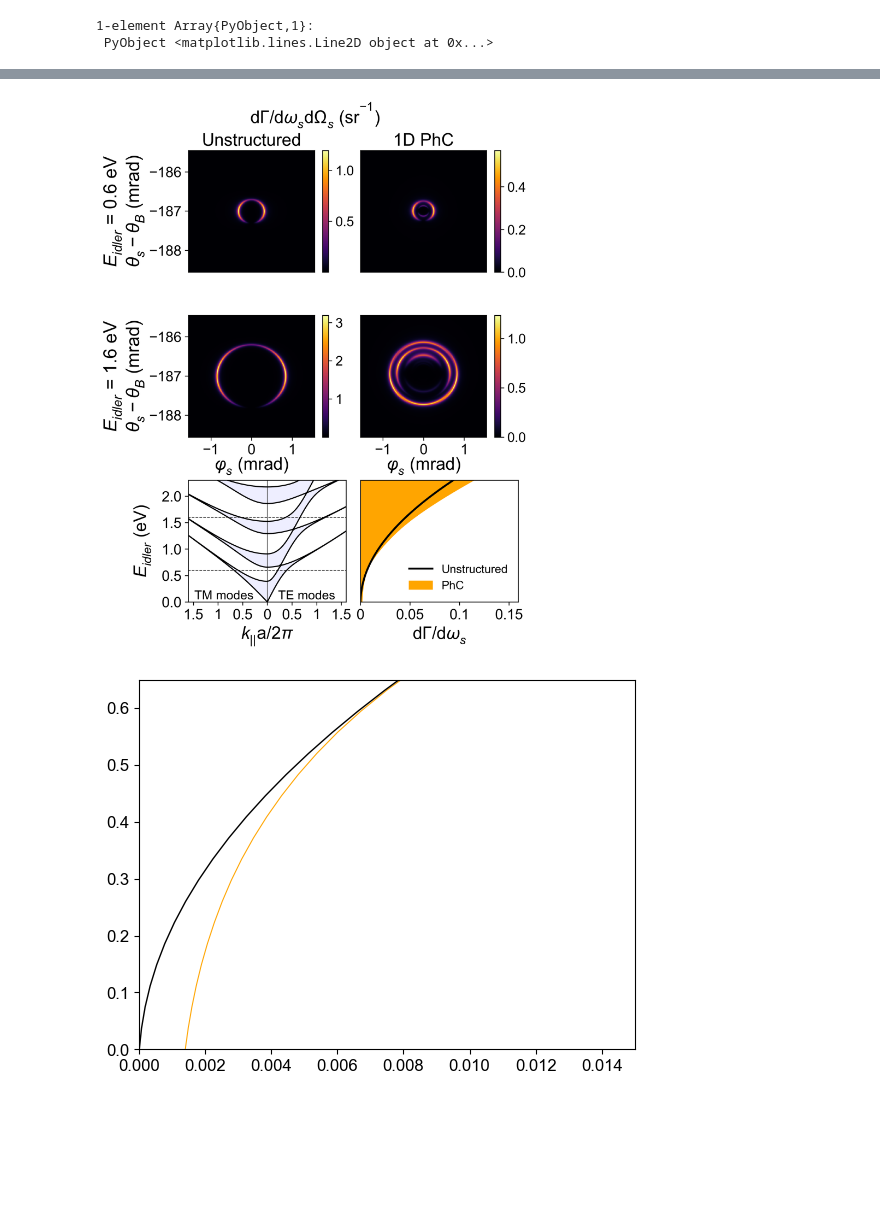
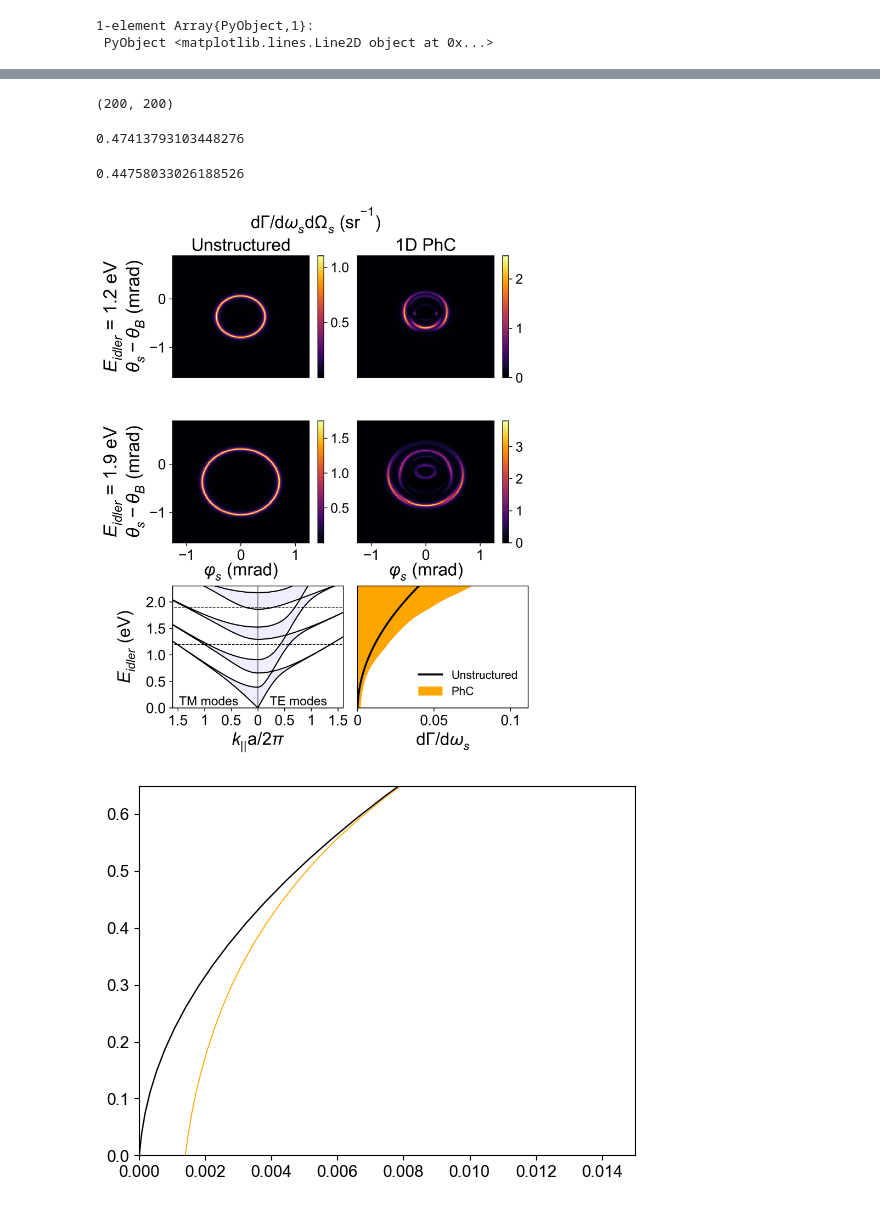
Before and after one commit to 16elinas/xopdc, a Jupyter notebook: phc_fig_analysis.ipynb, the cells around one changed output, grey strips where cells are left out. Saved outputs shown, nothing was run; the diff lists cells and outputs as text; code cells hidden in the pictures; blank space fills up the shorter version.

```diff
--- a/phc_fig_analysis.ipynb
+++ b/phc_fig_analysis.ipynb
@@ -405,3 +409,32 @@ plot(ωirange*ħeV,dΓdω./dΓdω_fs)
+# %%
+size(ϕrange_1d_ln)
+size(θrange_1d_ln)
+size(dat_1dh_ln)
+# %% [output]
+(200, 200)
+# %%
+#1D Phc
+an_folder = "phc_an_files/"
+
+dat_1dl_ln = npzread("$(an_folder)ang_spec_1dphc_ga_1-2.npz")
+dat_1dh_ln = npzread("$(an_folder)ang_spec_1dphc_ga_1-9.npz")
+dat_1dfsl_ln = npzread("$(an_folder)ang_spec_1dphc_fs_ga_1-2.npz")
+dat_1dfsh_ln = npzread("$(an_folder)ang_spec_1dphc_fs_ga_1-9.npz")
+θrange_1d_ln = npzread("$(an_folder)thrange_1dphc.npz")
+ϕrange_1d_ln = npzread("$(an_folder)phrange_1dphc.npz");
+fspec_1d_ln = npzread("$(an_folder)freq_spec_1d_ga.npz") * np * c * (1e-3)^2 *1e3 #change the size to 1mm^3
+fspec_1d_fs_ln = npzread("$(an_folder)freq_spec_1d_fs_ga.npz") * np * c * (1e-3)^2 *1e3;
+
+# fspec_1d_fs = npzread("$(an_folder)freq_spec_1d_fs.npz") * np * c * L^3 / 1e-3 ;
+freqs_1d_fine = npzread("$(an_folder)1d_freqs_kparfine.npz")["arr_0"];
+# %%
+ωrange[6]
+# %% [output]
+0.47413793103448276
+# %%
+maximum(fspec_1d_ln[7]/fspec_1d_fs_ln[7]/4)
+# %% [output]
+0.44758033026188526
 # %%
 subplots(3,2, figsize=(6.25,8.0), dpi=300)
 suptitle(L"d$\Gamma$/d$\omega_s$d$\Omega_s$ (sr$^{-1}$)", fontsize=18, y=0.99)
@@ -409,7 +442,7 @@ subplot(3,2,1)
 title("Unstructured", fontsize=18, pad=5)
 pcolormesh(ϕrange_1d_ln.*1000, (θrange_1d_ln.-θB).*1000, dat_1dfsl_ln, cmap="inferno", rasterized=true)
 # xlabel(L"$ϕ_s$ (mrad)", fontsize=18.0, labelpad=2)
-ylabel(L"$E_{idler}$ = 0.6 eV"*"\n"*L"$θ_s - θ_B$ (mrad)", fontsize=19.0)
+ylabel(L"$E_{idler}$ = 1.2 eV"*"\n"*L"$θ_s - θ_B$ (mrad)", fontsize=19.0)
 # yticks(collect(-1:0.5:1)./1000 .+ (θB), collect(-1:0.5:1), fontsize=16)
 # xticks(collect(-1:1:1)./1000 , collect(-1:1:1), fontsize=14)
 yticks(fontsize=15)
@@ -434,7 +467,7 @@ subplot(3,2,3)
 title("")
 pcolormesh(ϕrange_1d_ln.*1000, (θrange_1d_ln.-θB).*1000, dat_1dfsh_ln, cmap="inferno", rasterized=true)
 xlabel(L"$\varphi_s$ (mrad)", fontsize=18.0, labelpad=-0.5)
-ylabel(L"$E_{idler}$ = 1.6 eV"*"\n"*L"$θ_s - θ_B$ (mrad)", fontsize=19.0)
+ylabel(L"$E_{idler}$ = 1.9 eV"*"\n"*L"$θ_s - θ_B$ (mrad)", fontsize=19.0)
 # yticks(collect(-1:0.5:1)./1000 .+ (θB), collect(-1:0.5:1), fontsize=16)
 # xticks(collect(-1:1:1)./1000 , collect(-1:1:1), fontsize=16)
 xticks(fontsize=15)
@@ -462,53 +495,36 @@ for b in 1:6
     fill_between(0:100, transpose(freqs_1d_fine[b,1,:]), transpose(freqs_1d_fine[b,2,:]), color="#eef")
 end
 vlines(50, 0, 2.3, color="black", linewidth=0.5)
-hlines([0.6, 1.6] , 0, 100, linestyle="dashed", color="black")
+hlines([1.2, 1.9] , 0, 100, linestyle="dashed", color="black")
 yticks(fontsize=15)
 xlabel(L"$k_{||}$a/$2\pi$", fontsize=18)
 ylabel(L"$E_{idler}$ (eV)", fontsize=18, labelpad=10)
 xticks(range(0, 100, length=9), ["2", "1.5", "1", "0.5", "0", "0.5", "1", "1.5", "2"], fontsize=15)
 text(13, 0.05, "TM modes", fontsize=13)
 text(55.5, 0.05, "TE modes", fontsize=13)
 
 xlim(10, 90)
 ylim(0, 2.3)
 
 
 subplot(3,2,6)
-ωrange = range(0, 2.75, length=75)
+ωrange = range(0, 2.75, length=30)
 fill_betweenx(ωrange, fspec_1d_ln, color="orange", label="PhC")
 plot(fspec_1d_fs_ln, ωrange, linewidth=2, color="black", label="Unstructured")
 legend(frameon=false, loc="lower right")
 xlabel(L"dΓ/d$ω_s$", fontsize=18)
 xticks([0, 0.05, 0.1, 0.15], ["0", "0.05", "0.1", "0.15"], fontsize=15)
 yticks([])
 ylim(0, 2.3)
 xlim(0, maximum(fspec_1d_ln)*1.05)
-# colorbar()
-
-# subplot(3,1,3)
-
-# plot(ωdat_1d[1,:,13,13]* 2π* c /0.5e-6 * ħeV, range(0, maximum(fspec_1d)*1050*2, length=25), color="black", label="PhC Bands");
-
-# plot(transpose(ωdat_1d[2:8,:,13,13])* 2π* c /0.5e-6 * ħeV, range(0, maximum(fspec_1d)*1050*2, length=25), color="black");
-# plot(ωrange, fspec_1d*1000,  linewidth=2, color="#fe6f20", label="PhC")
-# plot(ωrange, fspec_1d_fs*1000, linewidth=2, color="black", label="Unstructured")
-# legend(frameon=false, bbox_to_anchor=(0.01, 1), loc="upper left")
-# xlabel("Idler energy (eV)", fontsize=18)
-# ylabel(L"dΓ/d$ω_s$", fontsize=20)
-# xticks(fontsize=15)
-# yticks(fontsize=16)
-# xlim(0, 2)
-# ylim(0, maximum(fspec_1d)*1050)
-
 
 
 
 tight_layout(pad=0.5, w_pad=0.2)
 # savefig("1dphc.svg", dpi=200)
 show()
 # %% [output]
-[figure, old version]
+[figure, new version]
 # %%
 ωrange = range(0, 2.75, length=75)
 plot(fspec_1d_ln, ωrange, color="orange", label="PhC")
```
Also changed, not shown: parts of 12 cells of this notebook.
